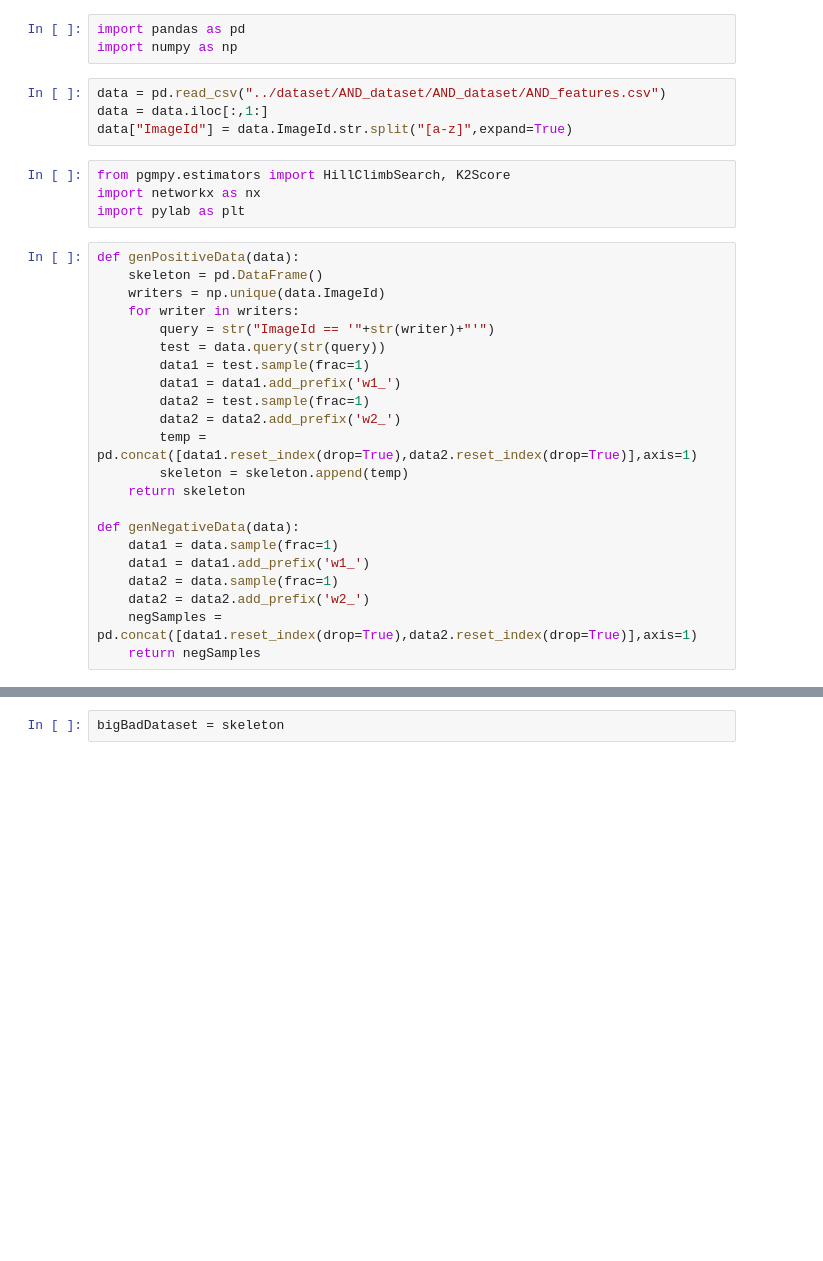
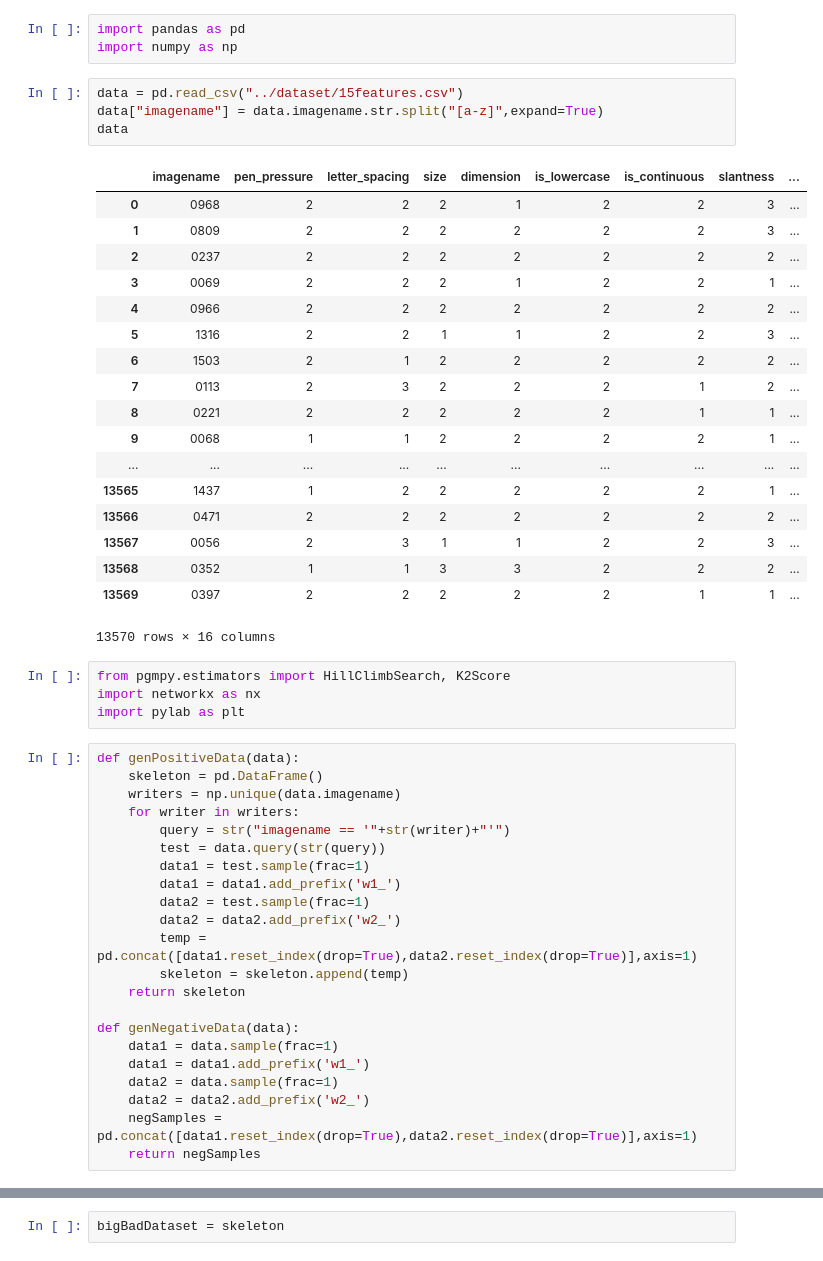
Before and after one commit to pratik-kubal/AML-XAI-2, a Jupyter notebook: main.ipynb, the cells around one changed output, grey strips where cells are left out. Cells and saved outputs as stored; diff of their text form; blank space fills up the shorter version.

```diff
--- a/main.ipynb
+++ b/main.ipynb
@@ -2,9 +2,28 @@
 import pandas as pd
 import numpy as np
 # %%
-data = pd.read_csv("../dataset/AND_dataset/AND_dataset/AND_features.csv")
-data = data.iloc[:,1:]
-data["ImageId"] = data.ImageId.str.split("[a-z]",expand=True)
+data = pd.read_csv("../dataset/15features.csv")
+data["imagename"] = data.imagename.str.split("[a-z]",expand=True)
+data
+# %% [output]
+|  | imagename | pen_pressure | letter_spacing | size | dimension | is_lowercase | is_continuous | slantness | ... |
+| 0 | 0968 | 2 | 2 | 2 | 1 | 2 | 2 | 3 | ... |
+| 1 | 0809 | 2 | 2 | 2 | 2 | 2 | 2 | 3 | ... |
+| 2 | 0237 | 2 | 2 | 2 | 2 | 2 | 2 | 2 | ... |
+| 3 | 0069 | 2 | 2 | 2 | 1 | 2 | 2 | 1 | ... |
+| 4 | 0966 | 2 | 2 | 2 | 2 | 2 | 2 | 2 | ... |
+| 5 | 1316 | 2 | 2 | 1 | 1 | 2 | 2 | 3 | ... |
+| 6 | 1503 | 2 | 1 | 2 | 2 | 2 | 2 | 2 | ... |
+| 7 | 0113 | 2 | 3 | 2 | 2 | 2 | 1 | 2 | ... |
+| 8 | 0221 | 2 | 2 | 2 | 2 | 2 | 1 | 1 | ... |
+| 9 | 0068 | 1 | 1 | 2 | 2 | 2 | 2 | 1 | ... |
+| ... | ... | ... | ... | ... | ... | ... | ... | ... | ... |
+| 13565 | 1437 | 1 | 2 | 2 | 2 | 2 | 2 | 1 | ... |
+| 13566 | 0471 | 2 | 2 | 2 | 2 | 2 | 2 | 2 | ... |
+| 13567 | 0056 | 2 | 3 | 1 | 1 | 2 | 2 | 3 | ... |
+| 13568 | 0352 | 1 | 1 | 3 | 3 | 2 | 2 | 2 | ... |
+| 13569 | 0397 | 2 | 2 | 2 | 2 | 2 | 1 | 1 | ... |
+13570 rows × 16 columns
 # %%
 from pgmpy.estimators import HillClimbSearch, K2Score
 import networkx as nx
@@ -12,9 +31,9 @@ import pylab as plt
 # %%
 def genPositiveData(data):
     skeleton = pd.DataFrame()
-    writers = np.unique(data.ImageId)
+    writers = np.unique(data.imagename)
     for writer in writers:
-        query = str("ImageId == '"+str(writer)+"'")
+        query = str("imagename == '"+str(writer)+"'")
         test = data.query(str(query))
         data1 = test.sample(frac=1)
         data1 = data1.add_prefix('w1_')
```
Also changed, not shown: parts of 30 cells of this notebook, 1 other file.
